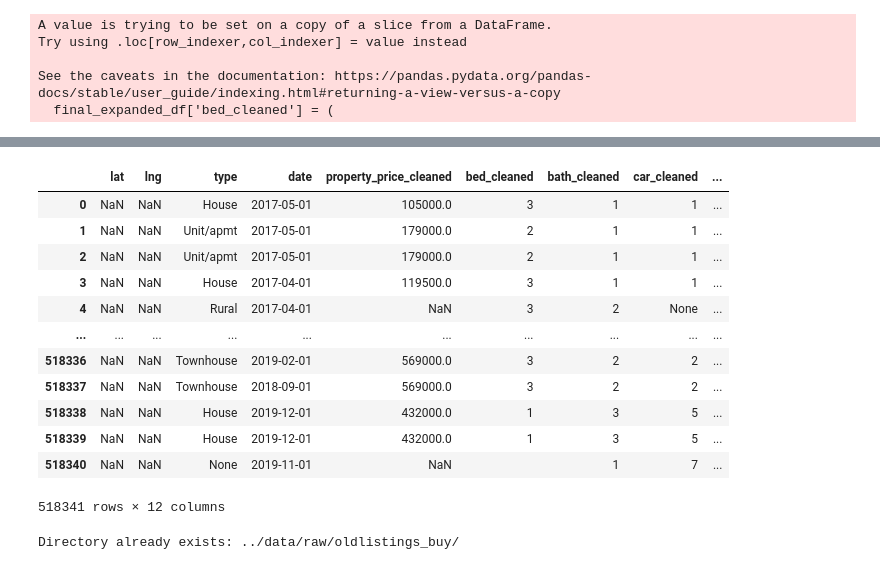
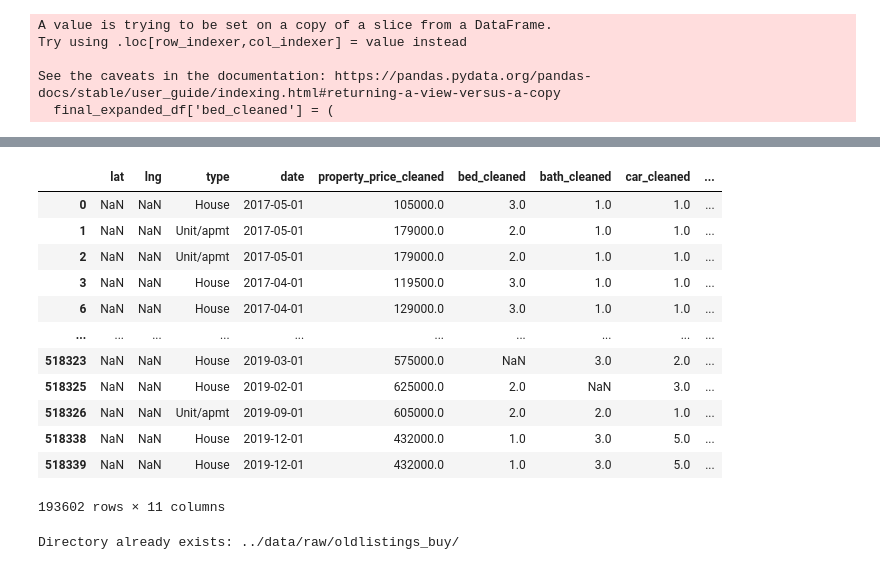
Before and after one commit to MAST30034-AppliedDataScience/project-2-group-real-estate-industry-project-2, a Jupyter notebook: notebooks/preprocessing-oldlisting-buy1.ipynb, the cells around one changed output, grey strips where cells are left out. Drawn from its saved outputs; the diff is of its cells as text; code cells hidden in the pictures.

Commit message:
preprocessing-buy/sell notebook cleaned

```diff
--- a/notebooks/preprocessing-oldlisting-buy1.ipynb
+++ b/notebooks/preprocessing-oldlisting-buy1.ipynb
@@ -741,21 +538,40 @@ final_expanded_df
 # %%
+# drop some columns
+final_expanded_df = final_expanded_df.drop(columns=['rented_price', 'bed', 'bath', 'car', 'land', 'address'])
+
+# Extract year from date
+final_expanded_df['year'] = final_expanded_df['date'].dt.year
+
 # Extract suburb from address_cleaned, which is all text after the last comma
 final_expanded_df['suburb'] = final_expanded_df['address_cleaned'].str.rsplit(',').str[-1]
-final_expanded_df
+
+# Remove all type that are not 'House' or 'Unit/ampt'
+final_expanded_df = final_expanded_df[final_expanded_df['type'].isin(['House', 'Unit/apmt'])]
+
+# Remove all rows with NaN in 'property_price_cleaned'
+final_expanded_df = final_expanded_df[final_expanded_df['property_price_cleaned'].notna()]
-# %% [output]
-|  | lat | lng | type | date | property_price_cleaned | bed_cleaned | bath_cleaned | car_cleaned | ... |
-| 0 | NaN | NaN | House | 2017-05-01 | 105000.0 | 3 | 1 | 1 | ... |
-| 1 | NaN | NaN | Unit/apmt | 2017-05-01 | 179000.0 | 2 | 1 | 1 | ... |
-| 2 | NaN | NaN | Unit/apmt | 2017-05-01 | 179000.0 | 2 | 1 | 1 | ... |
-| 3 | NaN | NaN | House | 2017-04-01 | 119500.0 | 3 | 1 | 1 | ... |
-| 4 | NaN | NaN | Rural | 2017-04-01 | NaN | 3 | 2 | None | ... |
-| ... | ... | ... | ... | ... | ... | ... | ... | ... | ... |
-| 518336 | NaN | NaN | Townhouse | 2019-02-01 | 569000.0 | 3 | 2 | 2 | ... |
-| 518337 | NaN | NaN | Townhouse | 2018-09-01 | 569000.0 | 3 | 2 | 2 | ... |
-| 518338 | NaN | NaN | House | 2019-12-01 | 432000.0 | 1 | 3 | 5 | ... |
-| 518339 | NaN | NaN | House | 2019-12-01 | 432000.0 | 1 | 3 | 5 | ... |
-| 518340 | NaN | NaN | None | 2019-11-01 | NaN |  | 1 | 7 | ... |
-518341 rows × 12 columns
+# %%
+final_expanded_df['bed_cleaned'] = pd.to_numeric(final_expanded_df['bed_cleaned'], errors='coerce')
+final_expanded_df['bath_cleaned'] = pd.to_numeric(final_expanded_df['bath_cleaned'], errors='coerce')
+final_expanded_df['car_cleaned'] = pd.to_numeric(final_expanded_df['car_cleaned'], errors='coerce')
+# %%
+# In the column 'property_price_cleaned', remove the rows that digits are more than 10
+final_expanded_df = final_expanded_df[final_expanded_df['property_price_cleaned'].astype(str).str.len() <= 10]
+final_expanded_df
+# %% [output]
+|  | lat | lng | type | date | property_price_cleaned | bed_cleaned | bath_cleaned | car_cleaned | ... |
+| 0 | NaN | NaN | House | 2017-05-01 | 105000.0 | 3.0 | 1.0 | 1.0 | ... |
+| 1 | NaN | NaN | Unit/apmt | 2017-05-01 | 179000.0 | 2.0 | 1.0 | 1.0 | ... |
+| 2 | NaN | NaN | Unit/apmt | 2017-05-01 | 179000.0 | 2.0 | 1.0 | 1.0 | ... |
+| 3 | NaN | NaN | House | 2017-04-01 | 119500.0 | 3.0 | 1.0 | 1.0 | ... |
+| 6 | NaN | NaN | House | 2017-04-01 | 129000.0 | 3.0 | 1.0 | 1.0 | ... |
+| ... | ... | ... | ... | ... | ... | ... | ... | ... | ... |
+| 518323 | NaN | NaN | House | 2019-03-01 | 575000.0 | NaN | 3.0 | 2.0 | ... |
+| 518325 | NaN | NaN | House | 2019-02-01 | 625000.0 | 2.0 | NaN | 3.0 | ... |
+| 518326 | NaN | NaN | Unit/apmt | 2019-09-01 | 605000.0 | 2.0 | 2.0 | 1.0 | ... |
+| 518338 | NaN | NaN | House | 2019-12-01 | 432000.0 | 1.0 | 3.0 | 5.0 | ... |
+| 518339 | NaN | NaN | House | 2019-12-01 | 432000.0 | 1.0 | 3.0 | 5.0 | ... |
+193602 rows × 11 columns
 # %%
 create_dir("../data/raw/oldlistings_buy/")
 final_expanded_df.to_csv("../data/raw/oldlistings_buy/oldlistings_buy_1.csv", index=False)
```
Also changed, not shown: parts of 12 cells of this notebook, 6 other files.
